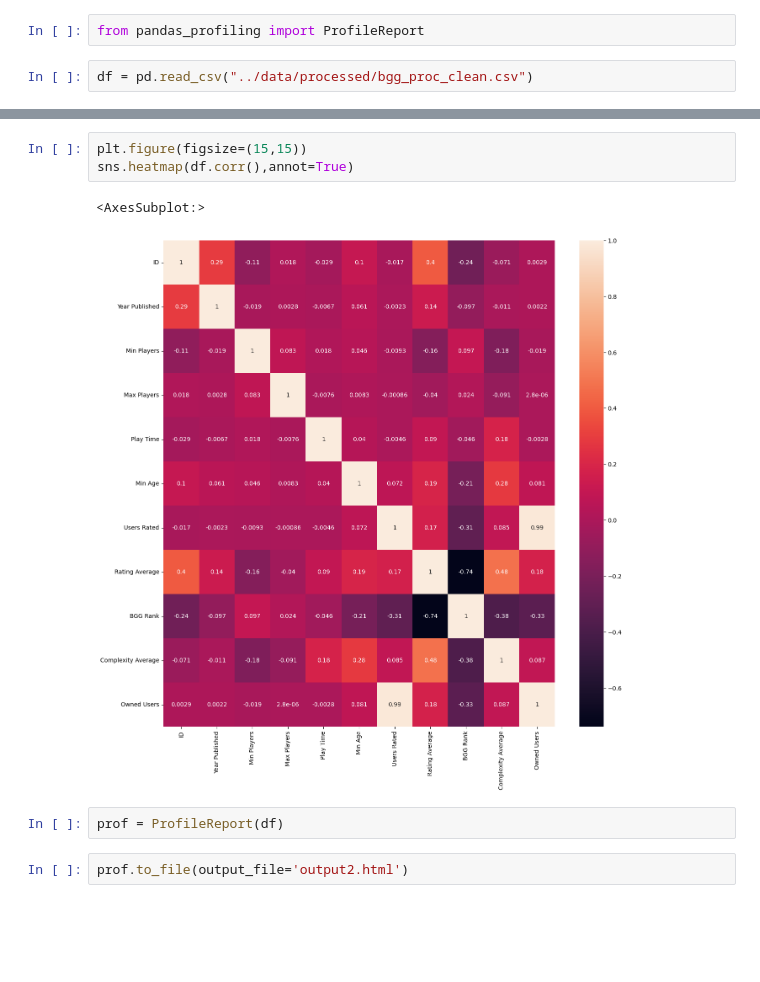
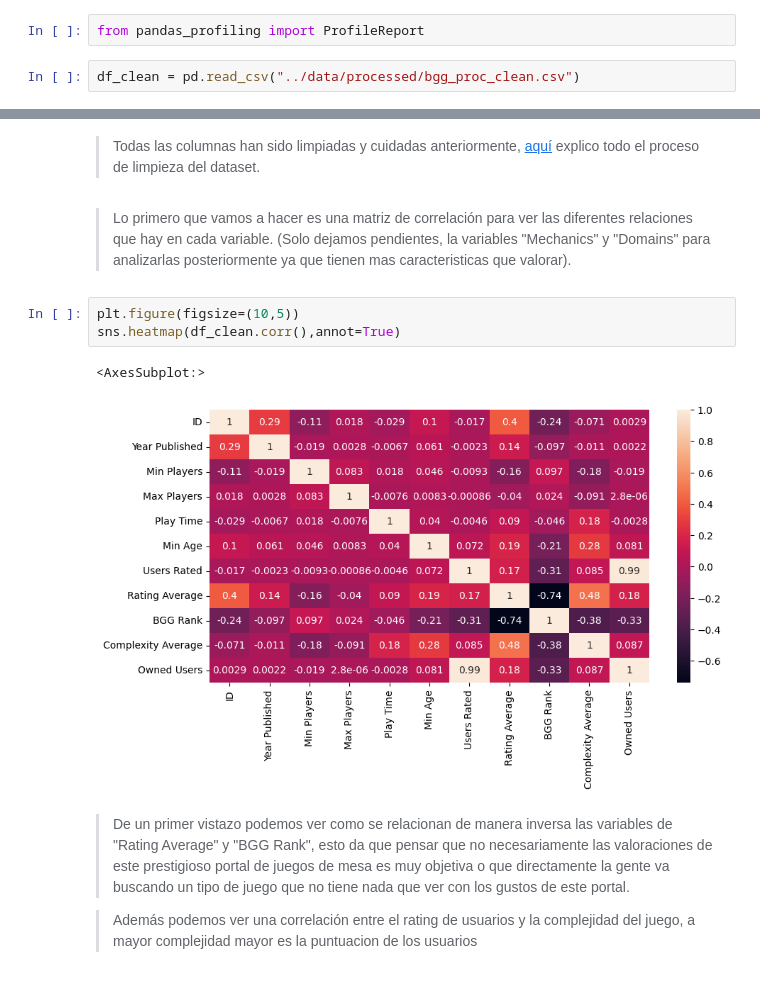
Before and after one commit to svalencia-romero/Prediccion-rating-de-usuarios-de-juegos-de-mesa, a Jupyter notebook: notebooks/01_EDA.ipynb, the cells around one changed output, grey strips where cells are left out. Drawn from its saved outputs; the diff is of its cells as text; blank space fills up the shorter version.

Commit message:
empiece eda con primer dataset

```diff
--- a/notebooks/01_EDA.ipynb
+++ b/notebooks/01_EDA.ipynb
@@ -8,5 +12,5 @@ import matplotlib.pyplot as plt
 # %%
 from pandas_profiling import ProfileReport
 # %%
-df = pd.read_csv("../data/processed/bgg_proc_clean.csv")
+df_clean = pd.read_csv("../data/processed/bgg_proc_clean.csv")
 # %%
@@ -38,13 +42,18 @@ Data columns (total 14 columns):
  13  Domains             20343 non-null  object
 dtypes: float64(3), int64(8), object(3)
 memory usage: 2.2+ MB
+# %% [markdown]
+>Todas las columnas han sido limpiadas y cuidadas anteriormente,  [aquí](Link_a_preprocesamiento) explico todo el proceso de limpieza del dataset.
+# %% [markdown]
+>Lo primero que vamos a hacer es una matriz de correlación para ver las diferentes relaciones que hay en cada variable. (Solo dejamos pendientes, la variables "Mechanics" y "Domains" para analizarlas posteriormente ya que tienen mas caracteristicas que valorar).
 # %%
-plt.figure(figsize=(15,15))
-sns.heatmap(df.corr(),annot=True)
+plt.figure(figsize=(10,5))
+sns.heatmap(df_clean.corr(),annot=True)
 # %% [output]
 <AxesSubplot:>
-[figure, old version]
+[figure, new version]
-# %%
-prof = ProfileReport(df)
-# %%
-prof.to_file(output_file='output2.html')
+# %% [markdown]
+>De un primer vistazo podemos ver como se relacionan de manera inversa las variables de "Rating Average" y "BGG Rank", esto da que pensar que no necesariamente las valoraciones de este prestigioso portal de juegos de mesa es muy objetiva o que directamente la gente va buscando un tipo de juego que no tiene nada que ver con los gustos de este portal.
+
+
+>Además podemos ver una correlación entre el rating de usuarios y la complejidad del juego, a mayor complejidad mayor es la puntuacion de los usuarios
```
Also changed, not shown: parts of 5 cells of this notebook.
